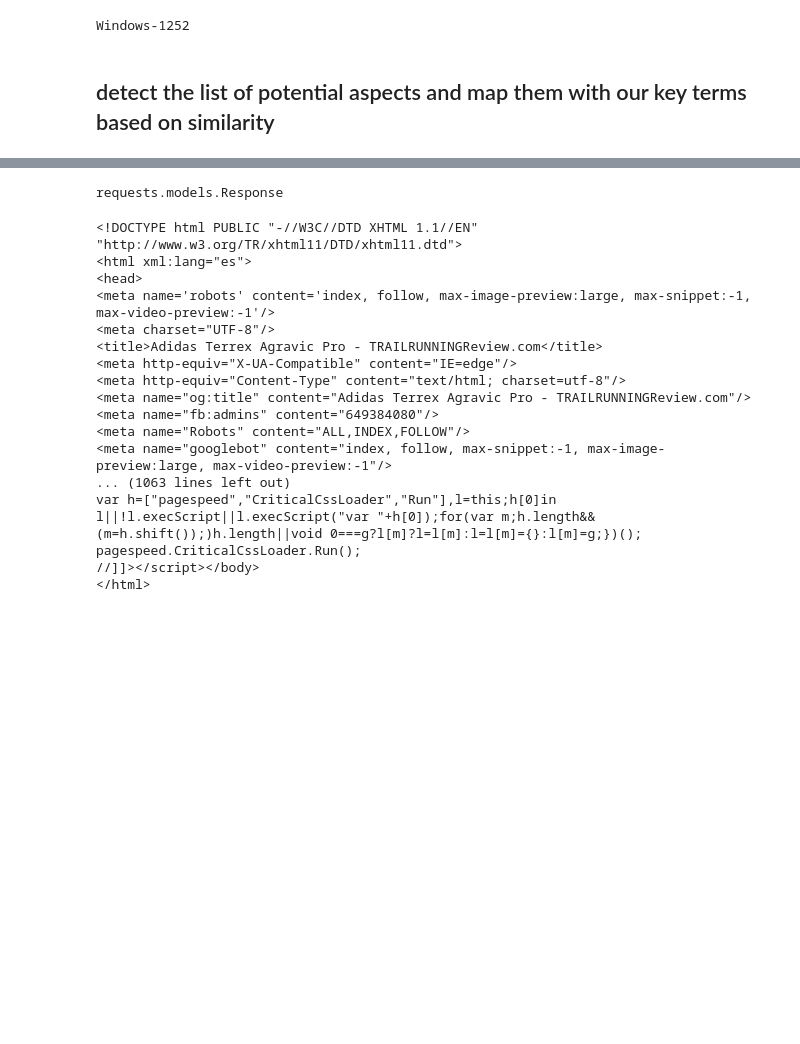
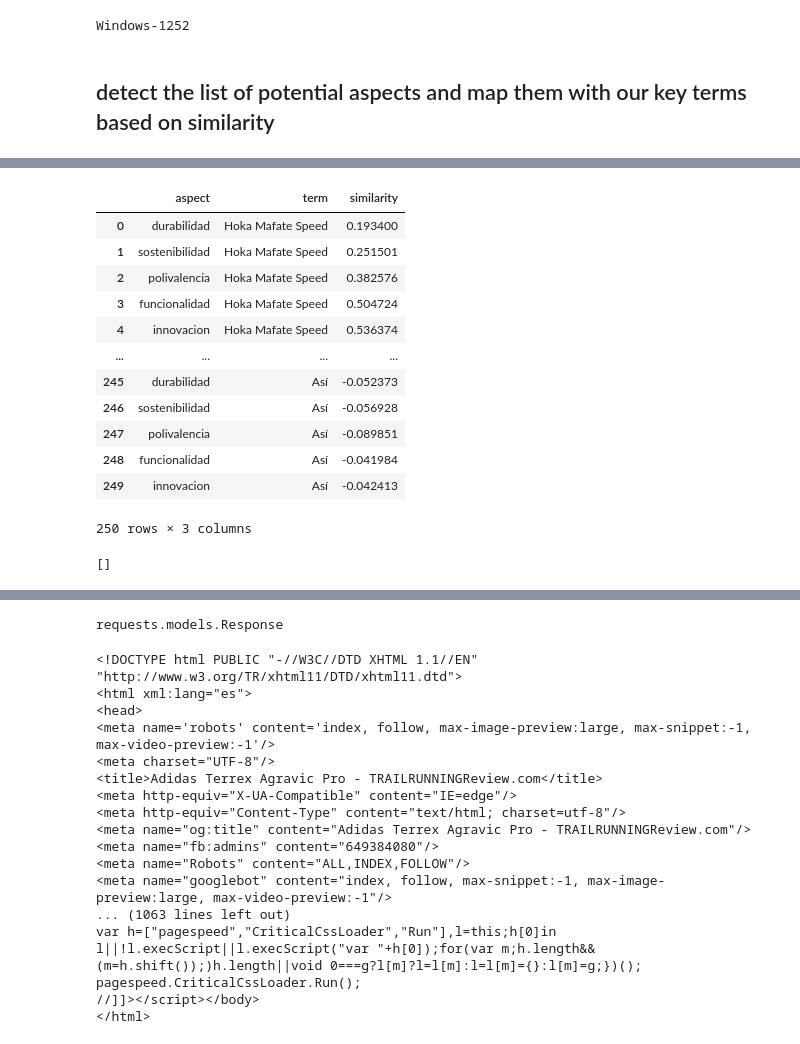
Before and after one commit to afortuny/SustainableFashionAI, a Jupyter notebook: CircularityAnalysis.ipynb, the cells around one changed output, grey strips where cells are left out. Saved outputs shown, nothing was run; the diff lists cells and outputs as text; code cells hidden in the pictures; blank space fills up the shorter version.

```diff
--- a/CircularityAnalysis.ipynb
+++ b/CircularityAnalysis.ipynb
@@ -70,3 +70,30 @@ You can now load the package via spacy.load('en_core_web_sm')
 # %%
 import spacy
-nlp = spacy.load('en_core_web_sm')
+nlp = spacy.load("es_core_news_sm")
+# %%
+review_p = nlp(review_txt[0])
+aspects_p = nlp("durabilidad sostenibilidad polivalencia funcionalidad innovacion")
+# %%
+scores = [(aspect.text, token.text, aspect.similarity(token)) for token in review_p.ents for aspect in aspects_p]
+
+import pandas as pd
+
+df = pd.DataFrame(scores)
+# %%
+df.columns =['aspect', 'term','similarity']
+# %%
+df
+# %% [output]
+|  | aspect | term | similarity |
+| 0 | durabilidad | Hoka Mafate Speed | 0.193400 |
+| 1 | sostenibilidad | Hoka Mafate Speed | 0.251501 |
+| 2 | polivalencia | Hoka Mafate Speed | 0.382576 |
+| 3 | funcionalidad | Hoka Mafate Speed | 0.504724 |
+| 4 | innovacion | Hoka Mafate Speed | 0.536374 |
+| ... | ... | ... | ... |
+| 245 | durabilidad | Así | -0.052373 |
+| 246 | sostenibilidad | Así | -0.056928 |
+| 247 | polivalencia | Así | -0.089851 |
+| 248 | funcionalidad | Así | -0.041984 |
+| 249 | innovacion | Así | -0.042413 |
+250 rows × 3 columns
@@ -72,0 +115,14 @@ nlp = spacy.load('en_core_web_sm')
+# %%
+def most_similar(word, topn=5):
+    word = nlp.vocab[str(word)]
+    queries = [
+        w for w in word.vocab
+        if w.is_lower == word.is_lower and w.prob >= -15 and np.count_nonzero(w.vector)
+    ]
+
+    by_similarity = sorted(queries, key=lambda w: word.similarity(w), reverse=True)
+    return [(w.lower_,w.similarity(word)) for w in by_similarity[:topn+1] if w.lower_ != word.lower_]
+
+most_similar("dog", topn=3)
+# %% [output]
+[]
```
Also changed, not shown: parts of 8 cells of this notebook.
